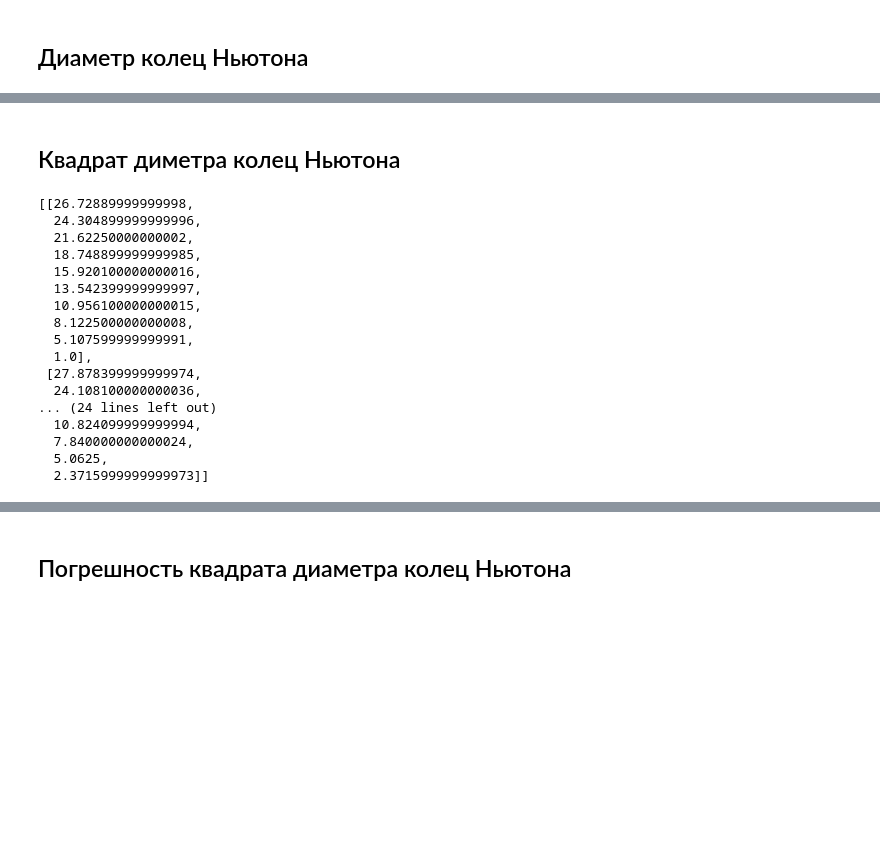
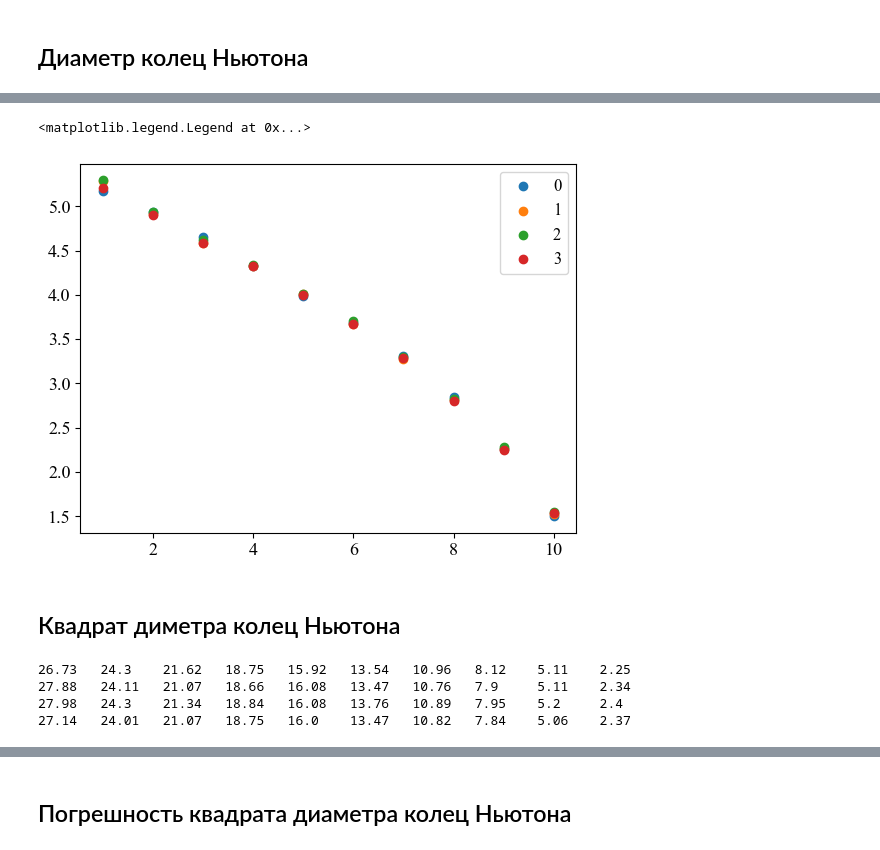
Before and after one commit to SerKin0/IBTC-physics-2k4s-latex-newton_ring, a Jupyter notebook: data/main.ipynb, the cells around one changed output, grey strips where cells are left out. Saved outputs shown, nothing was run; the diff lists cells and outputs as text; code cells hidden in the pictures; blank space fills up the shorter version.

```diff
--- a/data/main.ipynb
+++ b/data/main.ipynb
@@ -7,7 +7,7 @@ import matplotlib.pyplot as plt
 import matplotlib.patches as patches
 import numpy as np
 
-plt.rcParams["font.family"] = "CMU Serif"
+plt.rcParams["font.family"] = "Times New Roman"
 plt.rcParams["mathtext.fontset"] = "cm"
 plt.rcParams["font.size"] = 14
 plt.rcParams["axes.titlesize"] = 16
@@ -170,3 +161,31 @@ diameters_rings
   2.8000000000000043,
   2.25,
   1.5399999999999991]]
+# %%
+Deltas_d = []
+
+diameters_rings_av = []
+
+for i in range(len(diameters_rings[0])):
+    print(f'{10 - i} & ', end='')
+    d_av = 0
+    for j in range(len(diameters_rings)):
+        print(f'{round(diameters_rings[j][i], 2)} & ', end='')
+        d_av += diameters_rings[j][i]
+    d_av /= 4
+
+    diameters_rings_av.append(d_av)
+
+    print(f'{round(d_av, 2)} & ', end='')
+    delta_av = 0
+    for j in range(len(diameters_rings)):
+        print(f'{abs(round(diameters_rings[j][i] - d_av, 2))} & ', end='')
+        delta_av += abs(round(diameters_rings[j][i] - d_av, 2))
+    delta_av /= 4
+
+    print(f'{round(delta_av, 2)} &', end='')
+    Delta_d = 0.01
+    Delta_d_av = np.sqrt(Delta_d**2 + delta_av**2)
+    Deltas_d.append(Delta_d_av)
+    print(f' {round(Delta_d_av, 2)} \\\\')
+Deltas_d
@@ -173,3 +237,15 @@ diameters_rings
+# %%
+pupu = [i+1 for i in range(10)]
+
+plt.scatter(pupu, diameters_rings[0])
+plt.scatter(pupu, diameters_rings[1])
+plt.scatter(pupu, diameters_rings[2])
+plt.scatter(pupu, diameters_rings[3])
+
+plt.legend(['0', '1', '2', '3'])
+# %% [output]
+<matplotlib.legend.Legend at 0x...>
+[figure, added]
 # %% [markdown]
 ## Квадрат диметра колец Ньютона
 # %%
@@ -178,22 +254,10 @@ square_diameters_rings = []
 for diameters in diameters_rings:
     square_diameters_rings.append([diameter**2 for diameter in diameters])
 
-square_diameters_rings
+for row in square_diameters_rings:
+    print(*[round(i, 2) for i in row], sep='\t')
 # %% [output]
-[[26.72889999999998,
-  24.304899999999996,
-  21.62250000000002,
-  18.748899999999985,
-  15.920100000000016,
-  13.542399999999997,
-  10.956100000000015,
-  8.122500000000008,
-  5.107599999999991,
-  1.0],
- [27.878399999999974,
-  24.108100000000036,
-... (24 lines left out)
-  10.824099999999994,
-  7.840000000000024,
-  5.0625,
-  2.3715999999999973]]
+26.73   24.3    21.62   18.75   15.92   13.54   10.96   8.12    5.11    2.25
+27.88   24.11   21.07   18.66   16.08   13.47   10.76   7.9     5.11    2.34
+27.98   24.3    21.34   18.84   16.08   13.76   10.89   7.95    5.2     2.4
+27.14   24.01   21.07   18.75   16.0    13.47   10.82   7.84    5.06    2.37
```
Also changed, not shown: parts of 34 cells of this notebook, 1 other file.
